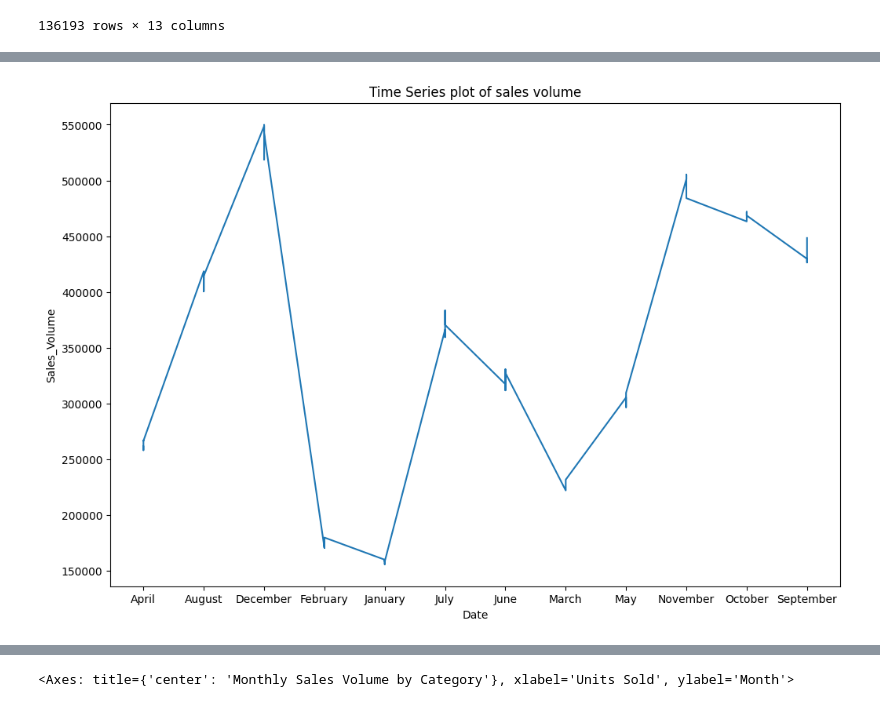
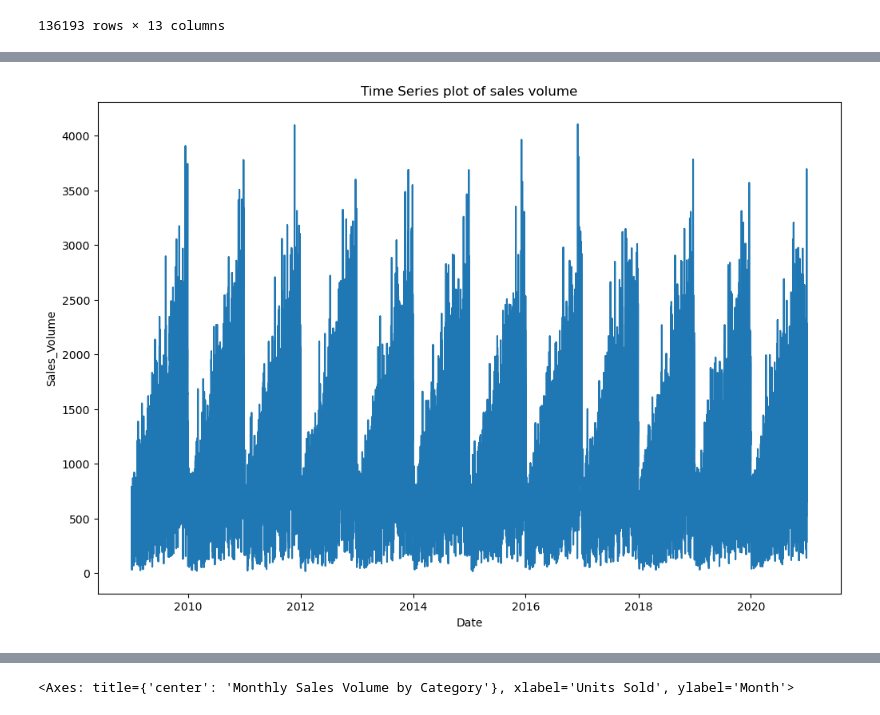
Before and after one commit to abahjohn0411/ElectroTech-Sales-Forecast, a Jupyter notebook: EDA/Analysis.ipynb, the cells around one changed output, grey strips where cells are left out. Drawn from its saved outputs; the diff is of its cells as text; code cells hidden in the pictures.

```diff
--- a/EDA/Analysis.ipynb
+++ b/EDA/Analysis.ipynb
@@ -80,7 +84,7 @@ df
 | 136192 | 1651 | Accessories | 154.60 | 2020-12-30 | Winter | 0.338464 | 1.684223 | ... |
 136193 rows × 13 columns
 # %%
-sales_volume_by_cat = df.groupby(['Month','Category'])['Sales_Volume'].sum().reset_index()
+sales_volume_by_cat = df.groupby(['Date','Category']).sum()['Sales_Volume'].reset_index()
 # %%
 df
 # %% [output]
@@ -99,0 +159,5 @@ df
+# %%
+sales_volume_by_cat['Date'] = pd.to_datetime(sales_volume_by_cat['Date'])
+sales_volume_by_cat_by_month = sales_volume_by_cat.copy()
+sales_volume_by_cat_by_month['Date'] = sales_volume_by_cat_by_month['Date'].dt.to_period('M')
+sales_volume_by_cat_by_month
@@ -100,10 +251,10 @@ df
 # %%
 #plot sales volume by category and season
 plt.figure(figsize=(12,8))
-plt.plot(sales_volume_by_cat['Month'], sales_volume_by_cat['Sales_Volume'])
+plt.plot(sales_volume_by_cat['Date'], sales_volume_by_cat['Sales_Volume'])
 plt.title('Time Series plot of sales volume')
 plt.xlabel('Date')
 plt.ylabel('Sales_Volume')
 plt.show()
 # %% [output]
-[figure, old version]
+[figure, new version]
```
Also changed, not shown: parts of 16 cells of this notebook.
